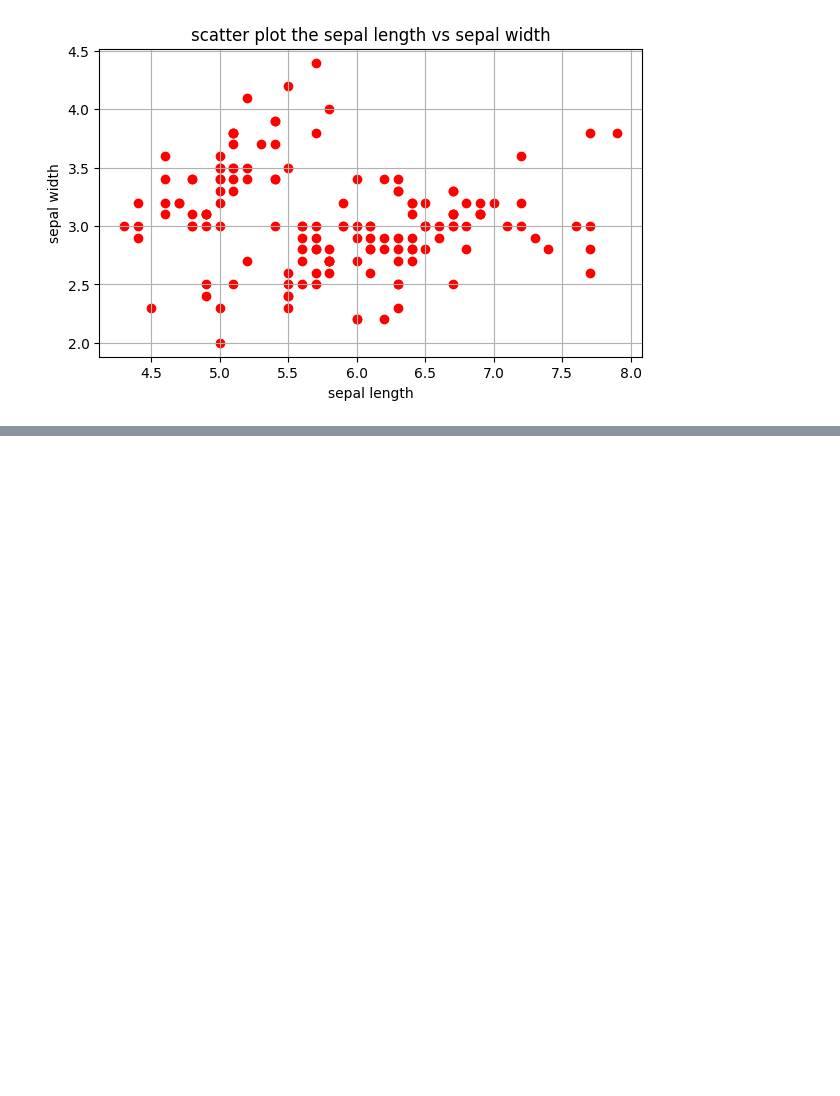
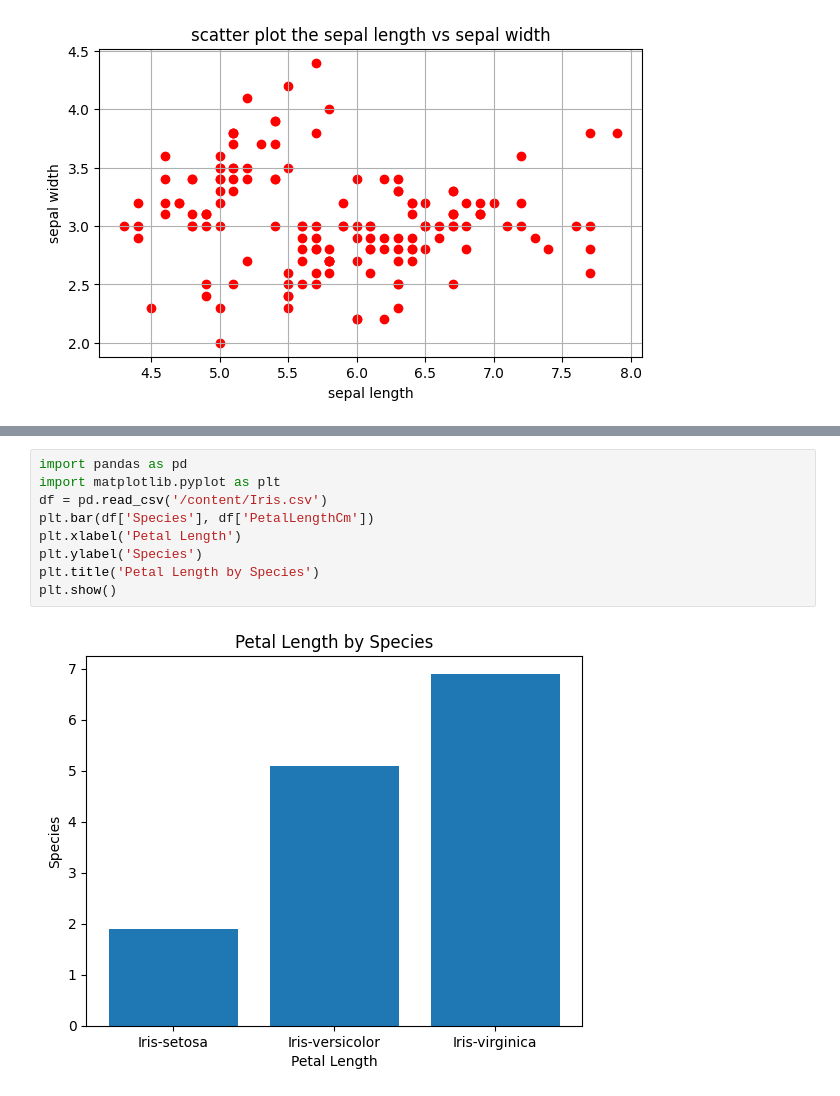
Before and after one commit to Nohan28/aiml, a Jupyter notebook: nohan23CS028.ipynb, the cells around one changed output, grey strips where cells are left out. Drawn from its saved outputs; the diff is of its cells as text; blank space fills up the shorter version.

```diff
--- a/nohan23CS028.ipynb
+++ b/nohan23CS028.ipynb
@@ -887,0 +949,11 @@ plt.show()
+# %%
+import pandas as pd
+import matplotlib.pyplot as plt
+df = pd.read_csv('/content/Iris.csv')
+plt.bar(df['Species'], df['PetalLengthCm'])
+plt.xlabel('Petal Length')
+plt.ylabel('Species')
+plt.title('Petal Length by Species')
+plt.show()
+# %% [output]
+[figure, added]
```
Also changed, not shown: parts of 17 cells of this notebook.
